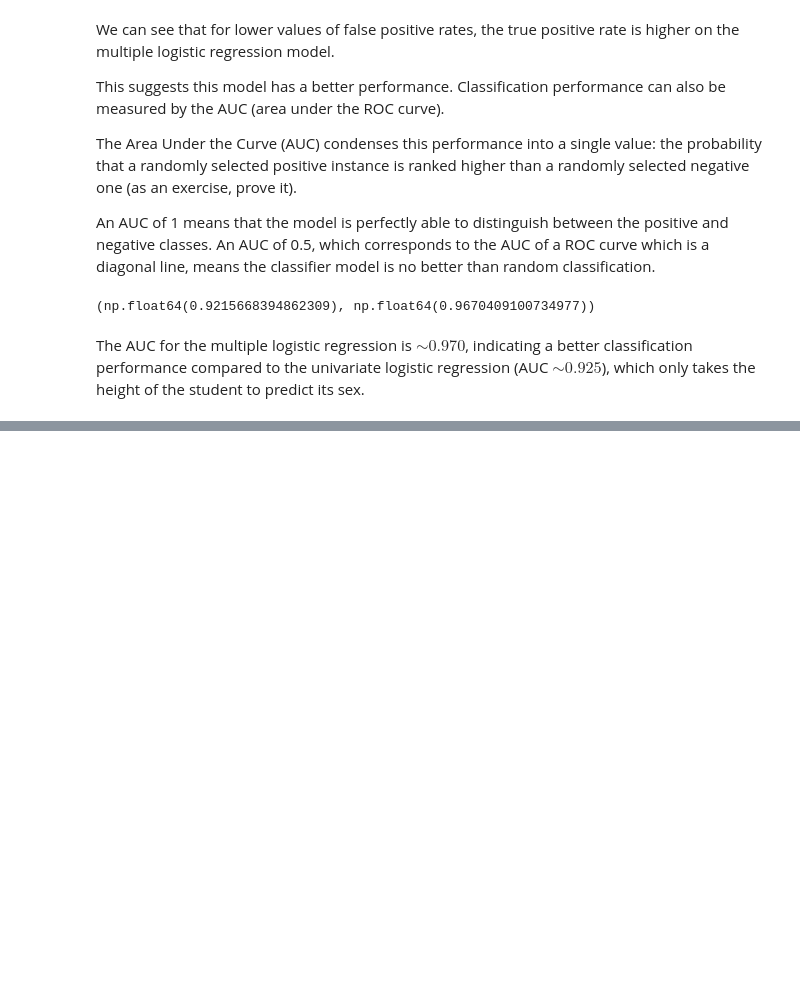
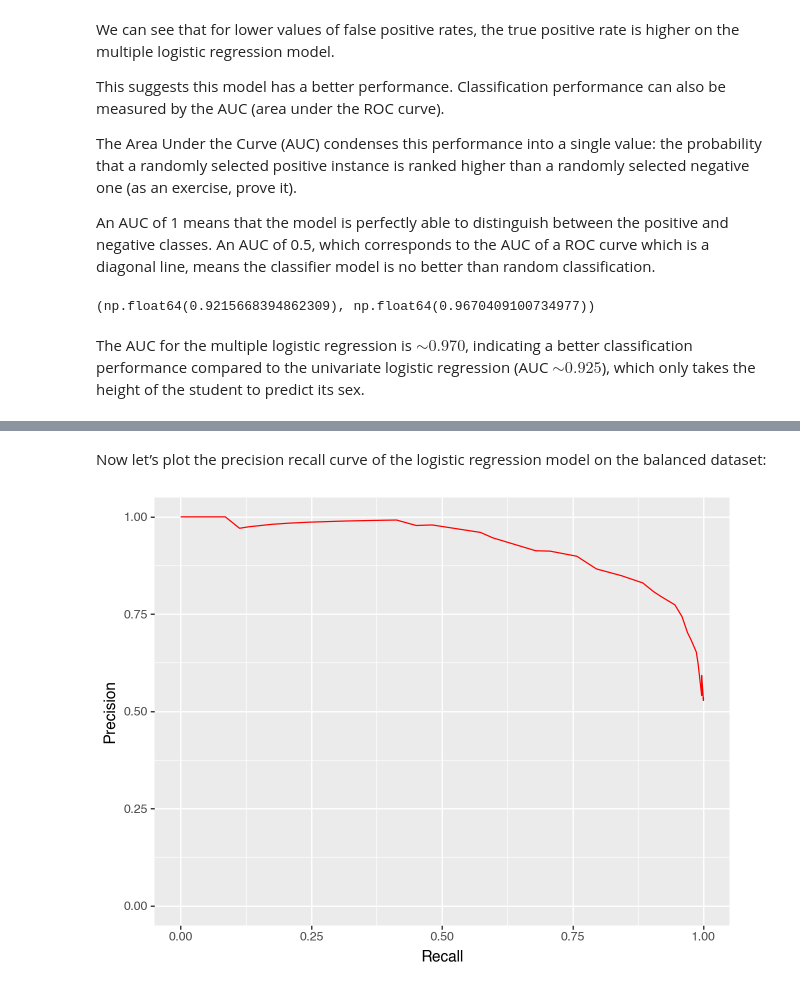
Before and after one commit to ulasuregen/Data-Analysis-and-Visualization-in-Python, a Jupyter notebook: logisticRegression.ipynb, the cells around one changed output, grey strips where cells are left out. Saved outputs shown, nothing was run; the diff lists cells and outputs as text; code cells hidden in the pictures; blank space fills up the shorter version.

```diff
--- a/logisticRegression.ipynb
+++ b/logisticRegression.ipynb
@@ -965,0 +1011,15 @@ The AUC for the multiple logistic regression is $\sim 0.970$, indicating a bette
+# %% [markdown]
+Now let’s plot the precision recall curve of the logistic regression model on the balanced dataset:
+# %%
+precision_bal, recall_bal, _ = precision_recall_curve(heights["y"], heights["mu_hat"])
+
+pr_bal_df = pd.DataFrame({"precision": precision_bal, "recall": recall_bal})
+
+(
+  ggplot(pr_bal_df, aes("recall", "precision"))
+  + geom_line(color="red")
+  + labs(x="Recall", y="Precision")
+  + scale_y_continuous(limits=(0, 1))
+)
+# %% [output]
+[figure, added]
```
Also changed, not shown: parts of 16 cells of this notebook.
